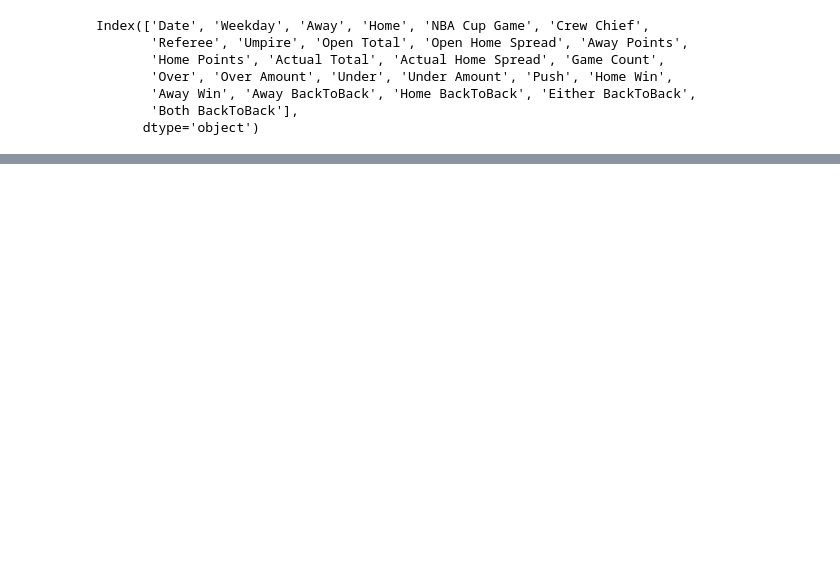
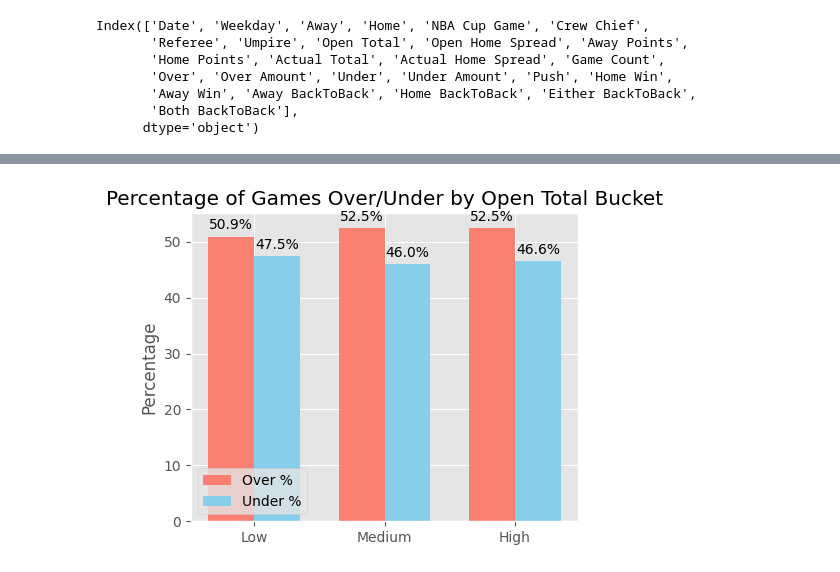
Before and after one commit to tyler-otoole/nba-points, a Jupyter notebook: notebooks/eda.ipynb, the cells around one changed output, grey strips where cells are left out. Drawn from its saved outputs; the diff is of its cells as text; code cells hidden in the pictures; blank space fills up the shorter version.

Commit message:
added game data, did some eda

```diff
--- a/notebooks/eda.ipynb
+++ b/notebooks/eda.ipynb
@@ -5,11 +8,12 @@ import matplotlib.pyplot as plt
 # %%
-file_path = '../data/nba_points_2024_2025.xlsx'
+file_path = '../data/processed/nba_points_2024_2025.xlsx'
 df = pd.read_excel(file_path, usecols="A:T")
 
-# Remove whitespace from Home
+# Remove whitespace
 df['Home'] = df['Home'].str.strip()
-# Remove whitespace from Away
 df['Away'] = df['Away'].str.strip()
+df['Crew Chief'] = df['Crew Chief'].str.strip()
+
 
 # Feature engineering
 df['Home Win'] = (df['Home Points'] > df['Away Points']).astype(int)
@@ -257,0 +249,52 @@ Crew Chiefs with the Most OVERS (min 15 games)
+# %%
+df['Open Total Bucket'] = pd.qcut(df['Open Total'], q=3, labels=['Low', 'Medium', 'High'])
+
+# Group by bucket and compute counts
+bucket_stats = df.groupby('Open Total Bucket', observed=True).agg(
+    total_games=('Open Total', 'count'),
+    over_count=('Over', 'sum'),    # True counts as 1, so sum gives number of overs.
+    under_count=('Under', 'sum')  # Same for under.
+).reset_index()
+
+# Compute percentages for each bucket.
+bucket_stats['Over %'] = (bucket_stats['over_count'] / bucket_stats['total_games']) * 100
+bucket_stats['Under %'] = (bucket_stats['under_count'] / bucket_stats['total_games']) * 100
+
+# Visualization using matplotlib with ggplot style.
+plt.style.use('ggplot')
+
+labels = bucket_stats['Open Total Bucket']
+over_pct = bucket_stats['Over %']
+under_pct = bucket_stats['Under %']
+
+x = np.arange(len(labels))
+width = 0.35  # Width for each bar
+
+fig, ax = plt.subplots(figsize=(5, 4))
+
+# Create grouped bar chart: one bar for Over % and one for Under % for each bucket.
+rects1 = ax.bar(x - width/2, over_pct, width, label='Over %', color='salmon')
+rects2 = ax.bar(x + width/2, under_pct, width, label='Under %', color='skyblue')
+
+ax.set_ylabel('Percentage')
+ax.set_title('Percentage of Games Over/Under by Open Total Bucket')
+ax.set_xticks(x)
+ax.set_xticklabels(labels)
+ax.legend()
+
+# Optionally, add data labels above each bar
+def add_labels(rects):
+    for rect in rects:
+        height = rect.get_height()
+        ax.annotate(f'{height:.1f}%',
+                    xy=(rect.get_x() + rect.get_width() / 2, height),
+                    xytext=(0, 3),  # Offset text a bit above the bar
+                    textcoords="offset points",
+                    ha='center', va='bottom')
+
+add_labels(rects1)
+add_labels(rects2)
+
+plt.show()
+# %% [output]
+[figure, added]
```
Also changed, not shown: parts of 10 cells of this notebook, 5 other files.
